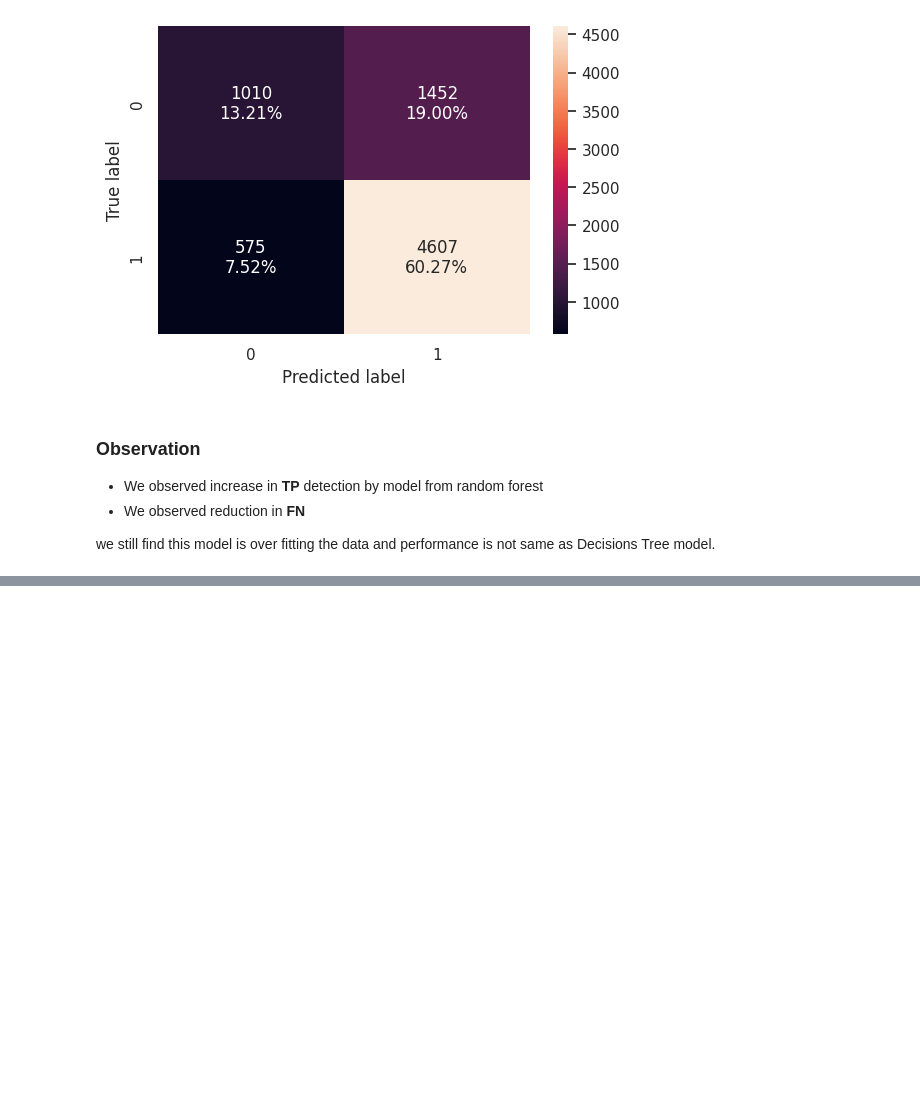
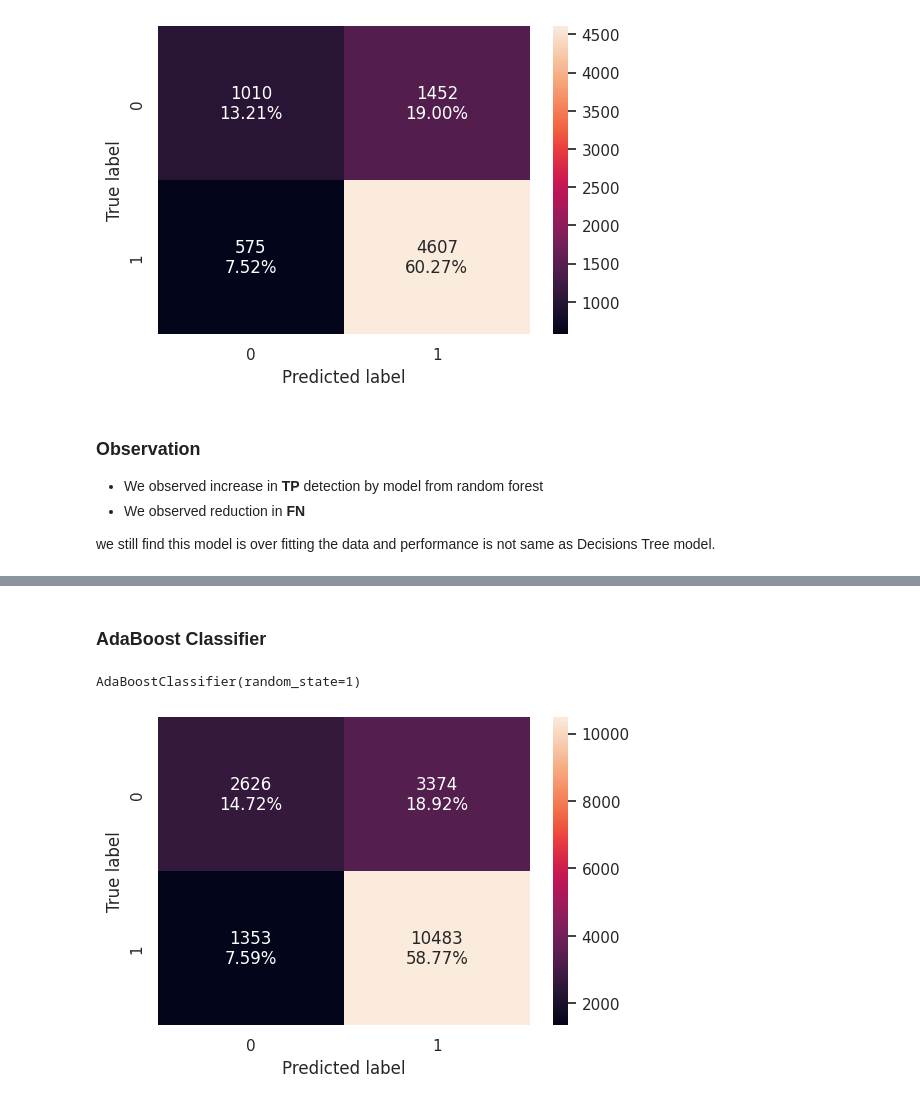
Before and after one commit to Rajesh2015/easy-visa, a Jupyter notebook: easy-visa-solution.ipynb, the cells around one changed output, grey strips where cells are left out. Cells and saved outputs as stored; diff of their text form; code cells hidden in the pictures; blank space fills up the shorter version.

```diff
--- a/easy-visa-solution.ipynb
+++ b/easy-visa-solution.ipynb
@@ -1923,0 +1987,13 @@ we still find this model is over fitting the data and performance is not same as
+# %% [markdown]
+### AdaBoost Classifier
+# %%
+# Adaboost Classifier training with default
+ab_classifier = AdaBoostClassifier(random_state=1)
+ab_classifier.fit(X_train,y_train)
+# %% [output]
+AdaBoostClassifier(random_state=1)
+# %%
+# Consfusion matrix for addaboost
+confusion_matrix_sklearn(ab_classifier,X_train,y_train)
+# %% [output]
+[figure, added]
```
Also changed, not shown: parts of 13 cells of this notebook.
